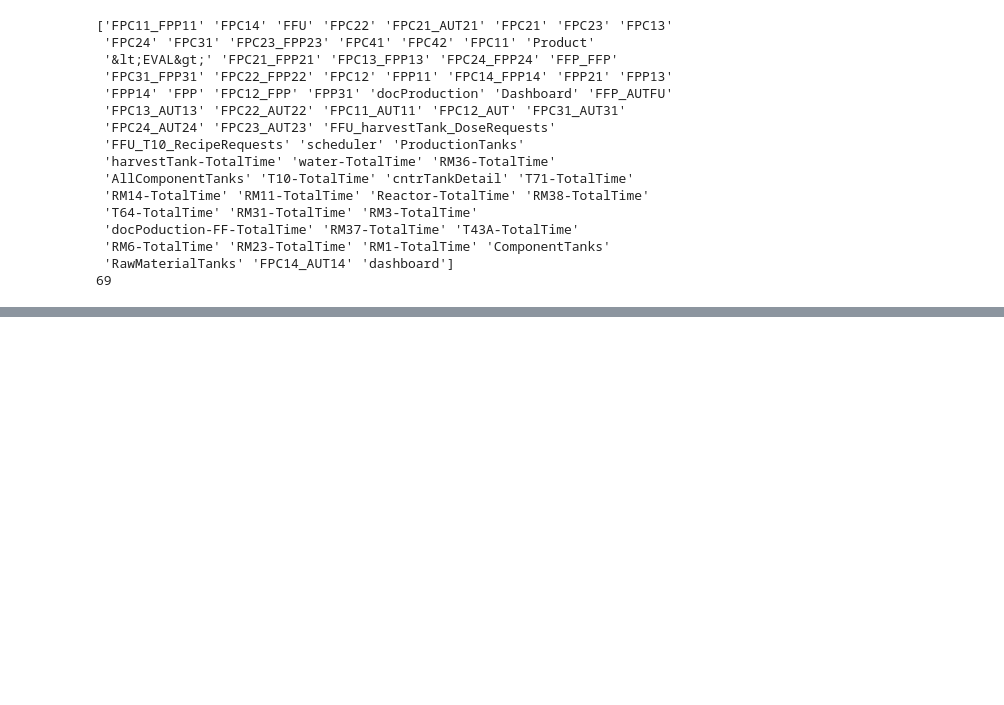
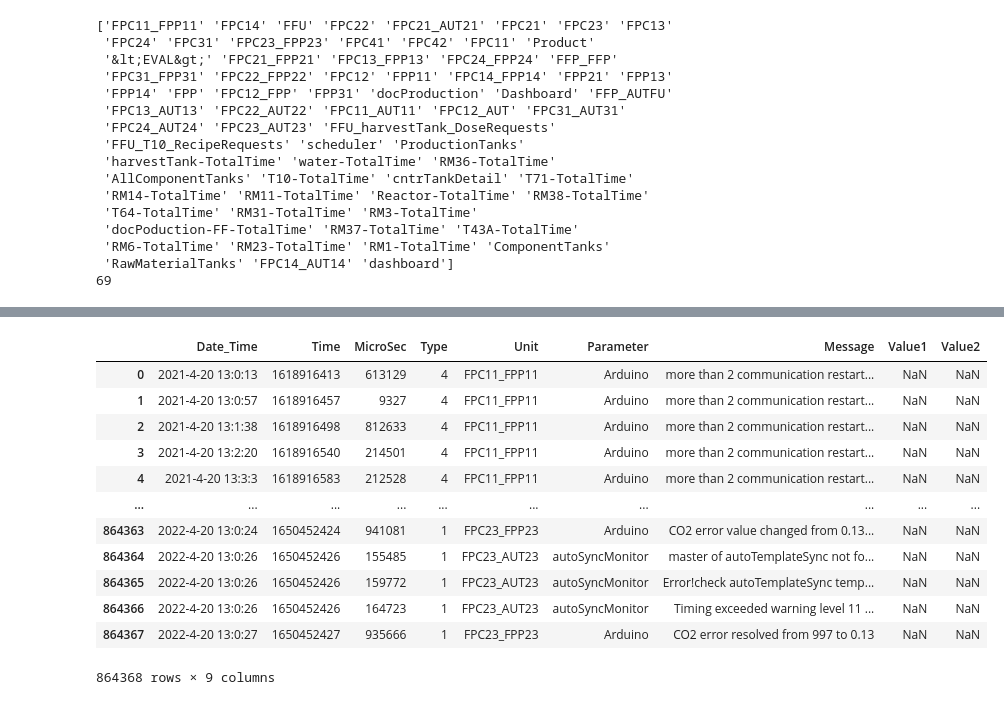
Before and after one commit to janakishyama/ESR_10, a Jupyter notebook: WP1/Data_Dashboard/log_preprocess.ipynb, the cells around one changed output, grey strips where cells are left out. Cells and saved outputs as stored; diff of their text form; code cells hidden in the pictures; blank space fills up the shorter version.

```diff
--- a/WP1/Data_Dashboard/log_preprocess.ipynb
+++ b/WP1/Data_Dashboard/log_preprocess.ipynb
@@ -238,0 +260,18 @@ logNoDBG.head(50)
+# %%
+log_rawDF = pd.read_csv(file_name, sep='*')
+# %%
+log_rawDF
+# %% [output]
+|  | Date_Time | Time | MicroSec | Type | Unit | Parameter | Message | Value1 | Value2 |
+| 0 | 2021-4-20 13:0:13 | 1618916413 | 613129 | 4 | FPC11_FPP11 | Arduino | more than 2 communication restart... | NaN | NaN |
+| 1 | 2021-4-20 13:0:57 | 1618916457 | 9327 | 4 | FPC11_FPP11 | Arduino | more than 2 communication restart... | NaN | NaN |
+| 2 | 2021-4-20 13:1:38 | 1618916498 | 812633 | 4 | FPC11_FPP11 | Arduino | more than 2 communication restart... | NaN | NaN |
+| 3 | 2021-4-20 13:2:20 | 1618916540 | 214501 | 4 | FPC11_FPP11 | Arduino | more than 2 communication restart... | NaN | NaN |
+| 4 | 2021-4-20 13:3:3 | 1618916583 | 212528 | 4 | FPC11_FPP11 | Arduino | more than 2 communication restart... | NaN | NaN |
+| ... | ... | ... | ... | ... | ... | ... | ... | ... | ... |
+| 864363 | 2022-4-20 13:0:24 | 1650452424 | 941081 | 1 | FPC23_FPP23 | Arduino | CO2 error value changed from 0.13... | NaN | NaN |
+| 864364 | 2022-4-20 13:0:26 | 1650452426 | 155485 | 1 | FPC23_AUT23 | autoSyncMonitor | master of autoTemplateSync not fo... | NaN | NaN |
+| 864365 | 2022-4-20 13:0:26 | 1650452426 | 159772 | 1 | FPC23_AUT23 | autoSyncMonitor | Error!check autoTemplateSync temp... | NaN | NaN |
+| 864366 | 2022-4-20 13:0:26 | 1650452426 | 164723 | 1 | FPC23_AUT23 | autoSyncMonitor | Timing exceeded warning level 11 ... | NaN | NaN |
+| 864367 | 2022-4-20 13:0:27 | 1650452427 | 935666 | 1 | FPC23_FPP23 | Arduino | CO2 error resolved from 997 to 0.13 | NaN | NaN |
+864368 rows × 9 columns
```
Also changed, not shown: parts of 35 cells of this notebook, 6 other files.
